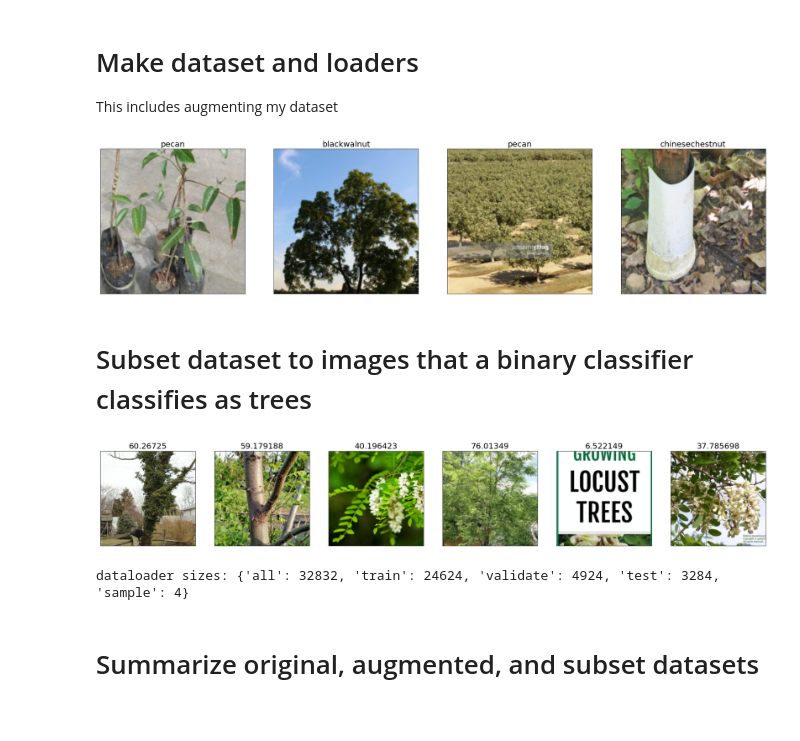
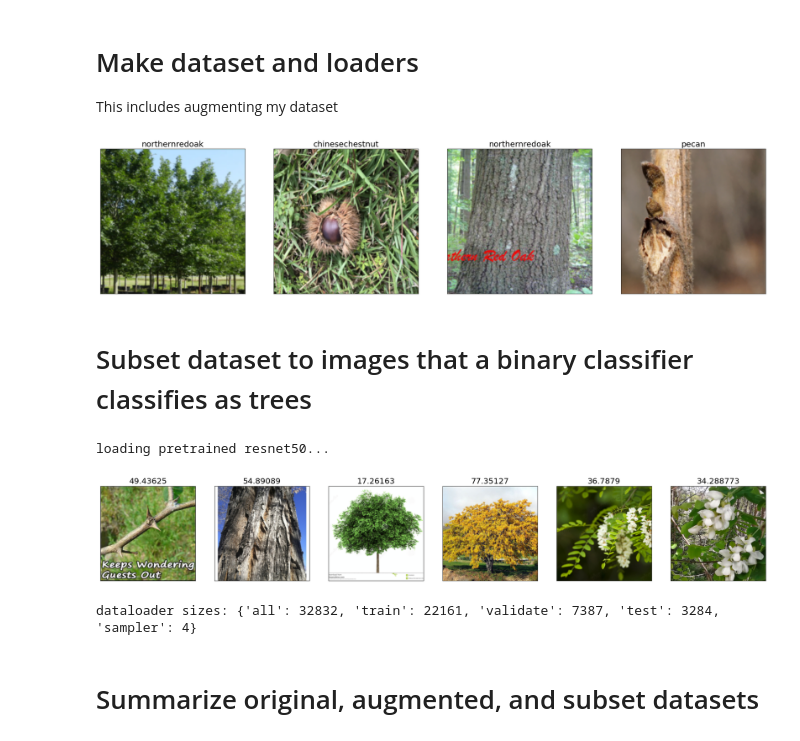
Before and after one commit to etrieschman/tree-finder, a Jupyter notebook: notebooks/preprocess_images.ipynb, the cells around one changed output. Saved outputs shown, nothing was run; the diff lists cells and outputs as text; code cells hidden in the pictures.

```diff
--- a/notebooks/preprocess_images.ipynb
+++ b/notebooks/preprocess_images.ipynb
@@ -82,7 +70,7 @@ set_plt_settings()
 This includes augmenting my dataset
 # %%
 # define transformations
-transforms = define_transforms(scale_up=1024, crop=1024, scale_out=IMAGE_DIM, mean=MEAN, std=STD)
+transforms = define_transforms(scale_up=1024, crop=1024, scale_out=IMAGE_DIM, mean=MEAN, std=STD, mirror=True, randomcrop=True)
 # create dataset by concatenating all transformations
 treeds = []
 for t in transforms:
@@ -103,11 +91,11 @@ loader_samp = DataLoader(dataset=treeds, batch_size=4, shuffle=True)
 # %%
 # visualize images
 samp_imgs, samp_classes = next(iter(loader_samp))
 
 # print(type(imgs), type(labels))
-show_image_batch(samp_imgs, mean, std, title=[class_names[x] for x in samp_classes])
+show_image_batch(samp_imgs, MEAN, STD, title=[class_names[x] for x in samp_classes])
 # %% [output]
-[figure, old version]
+[figure, new version]
 # %% [markdown]
 # Subset dataset to images that a binary classifier classifies as trees
 # %%
@@ -116,3 +104,13 @@ model = ResnetBinClassifier(resnet50=True)
 model.load_state_dict(torch.load(model_path / 'ResnetBinClassifier.pt', map_location=torch.device('cpu')))
 model.to(device)
 model.eval()
+
+# load all images
+loader = loader_small
+batch = loader.batch_size
+N = batch * len(loader)
+X_in, __ = next(iter(loader))
+# mount to right processor
+X_in = X_in.to(device=device, dtype=dtype)  # move to device, e.g. GPU
+# %% [output]
+loading pretrained resnet50...
@@ -128,13 +118,13 @@ X_in = X_in.to(device=device, dtype=dtype)  # move to device, e.g. GPU
 # get scores for all images
 scores = model(X_in)
 percentage = F.softmax(scores, dim=1) * 100
+
+# print trees and score for detecting tree for a random sample of images
+display_idxs = np.random.choice(range(batch), 6, replace=False)
+tree_likelihood = percentage[:,1].detach().cpu().numpy()
+show_image_batch(X_in[display_idxs].cpu(), MEAN, STD, title=tree_likelihood[display_idxs])
+# %% [output]
+[figure, added]
-# %%
-# print trees and score for detecting tree for a random sample of images
-display_idxs = np.random.choice(range(batch), 6, replace=False)
-tree_likelihood = percentage[:,1].detach().cpu().numpy()
-show_image_batch(X_in[display_idxs].cpu(), mean, std, title=tree_likelihood[display_idxs])
-# %% [output]
-[figure, removed]
 # %%
 # subset to images that pass tree threshold
 tree_class_threshold = 0.55
@@ -144,10 +134,10 @@ tree_idxs = np.arange(0, batch)[tree_likelihood >= tree_class_threshold].tolist(
 treeds_sub = torch.utils.data.Subset(treeds, tree_idxs)
 # %%
 # make dataloaders with the subset data
-dataloaders, ds_sizes = make_dataloaders(dataset=treeds, pct_train=0.75, pct_val=0.15, sampleN=4)
-# dataloaders, ds_sizes = make_dataloaders(dataset=treeds_sub, pct_train=0.75, pct_val=0.15, sampleN=4)
+dataloaders, ds_sizes = make_dataloaders(dataset=treeds, test_split=0.10, val_split=0.25, sampleN=4, batch_size=32, seed=None)
+# dataloaders, ds_sizes = make_dataloaders(dataset=treeds_sub, test_split=0.10, val_split=0.25, sampleN=4, batch_size=32, seed=None)
 # %% [output]
-dataloader sizes: {'all': 32832, 'train': 24624, 'validate': 4924, 'test': 3284, 'sample': 4}
+dataloader sizes: {'all': 32832, 'train': 22161, 'validate': 7387, 'test': 3284, 'sampler': 4}
 # %% [markdown]
 # Summarize original, augmented, and subset datasets
 # %%
```
Also changed, not shown: parts of 21 cells of this notebook, 4 other files.
